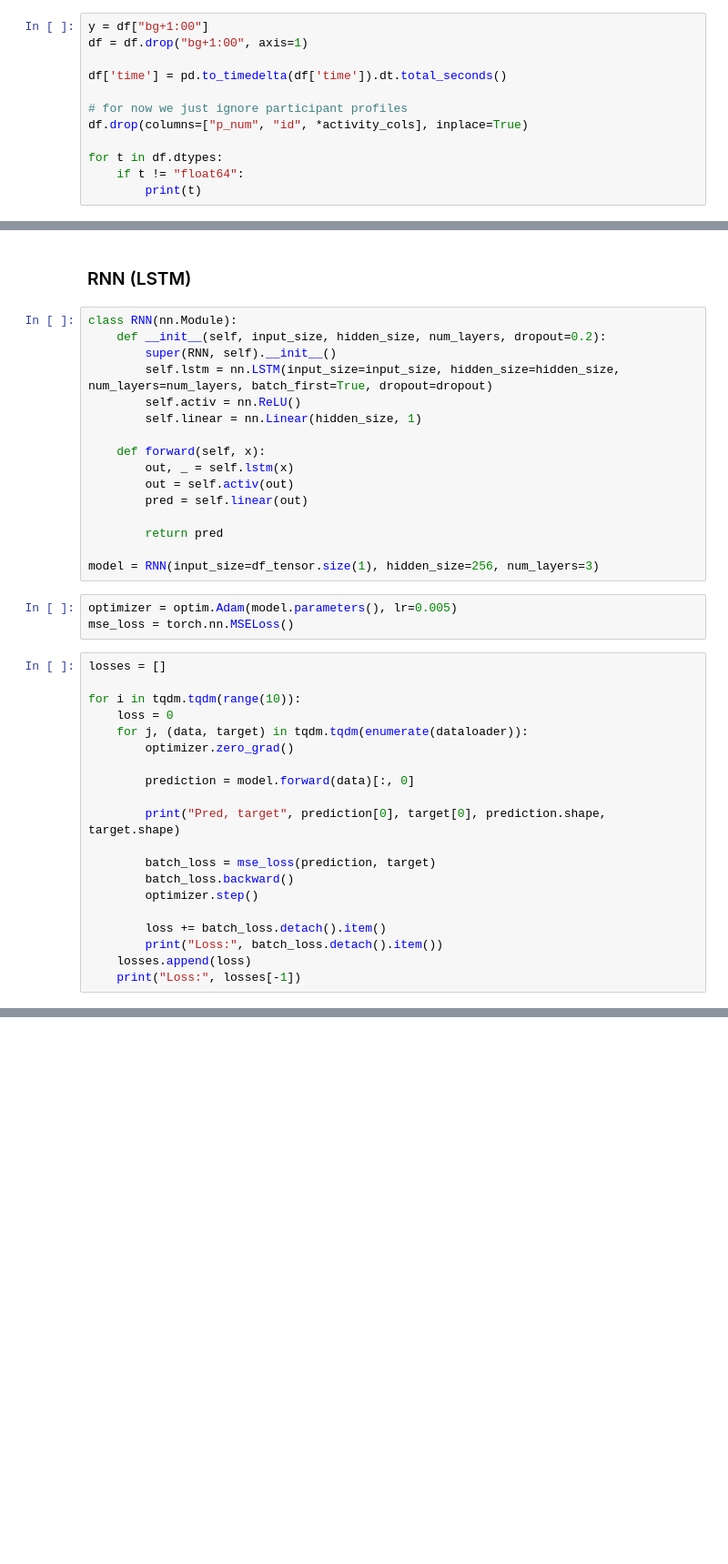
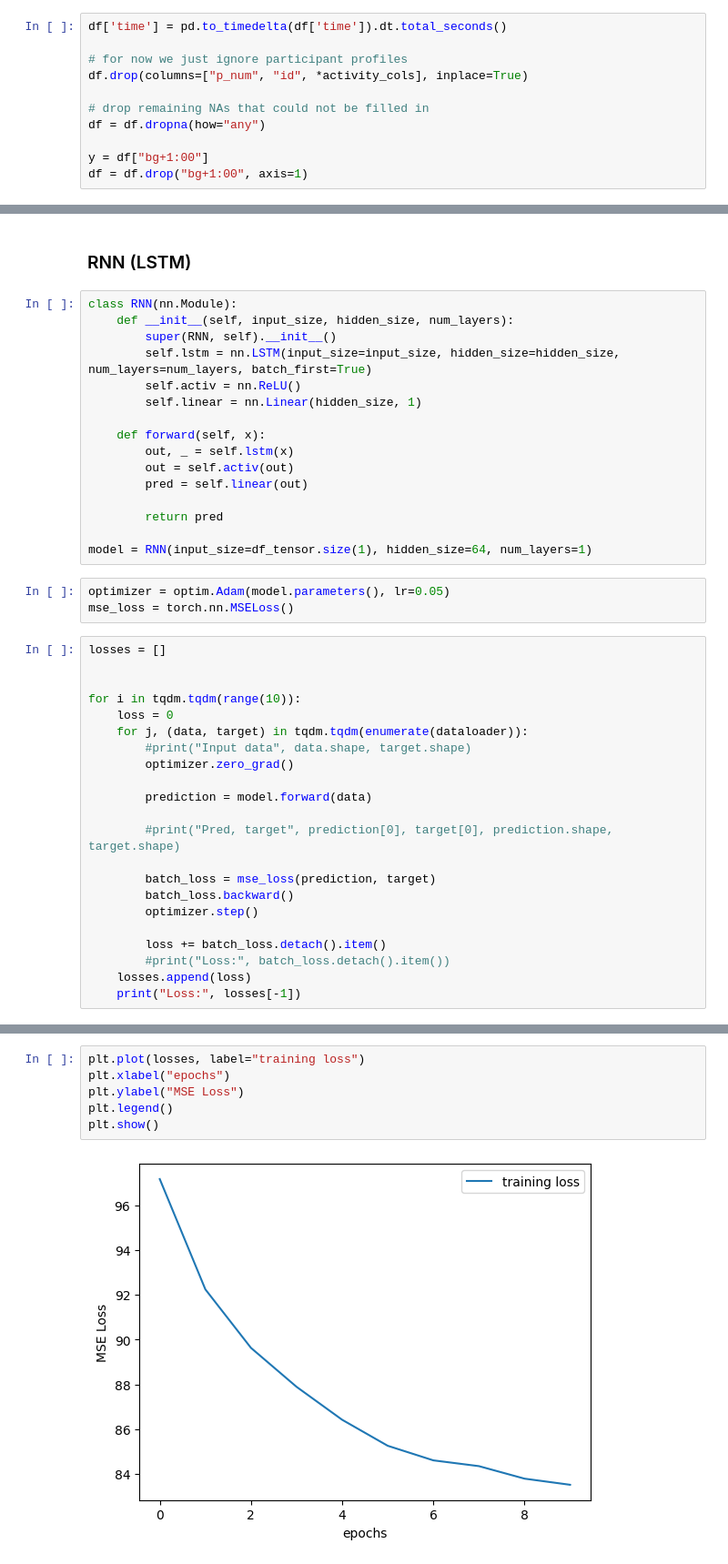
Before and after one commit to codrutalugoj/brisT1D-blood-glucose, a Jupyter notebook: init.ipynb, the cells around one changed output, grey strips where cells are left out. Shown at 91% size. Cells and saved outputs as stored; diff of their text form; blank space fills up the shorter version.

Commit message:
rnn training

```diff
--- a/init.ipynb
+++ b/init.ipynb
@@ -182,17 +182,16 @@ import numpy as np
 import matplotlib.pyplot as plt
 from sklearn.preprocessing import MinMaxScaler
 # %%
-y = df["bg+1:00"]
-df = df.drop("bg+1:00", axis=1)
-
 df['time'] = pd.to_timedelta(df['time']).dt.total_seconds()
 
 # for now we just ignore participant profiles
 df.drop(columns=["p_num", "id", *activity_cols], inplace=True)
 
-for t in df.dtypes:
-    if t != "float64":
-        print(t)
+# drop remaining NAs that could not be filled in
+df = df.dropna(how="any")
+
+y = df["bg+1:00"]
+df = df.drop("bg+1:00", axis=1)
 # %%
 print("Data shape", df.shape)
 # %% [output]
@@ -225,9 +244,9 @@ torch.Size([177024, 1])
 ### RNN (LSTM)
 # %%
 class RNN(nn.Module):
-    def __init__(self, input_size, hidden_size, num_layers, dropout=0.2):
+    def __init__(self, input_size, hidden_size, num_layers):
         super(RNN, self).__init__()
-        self.lstm = nn.LSTM(input_size=input_size, hidden_size=hidden_size, num_layers=num_layers, batch_first=True, dropout=dropout)
+        self.lstm = nn.LSTM(input_size=input_size, hidden_size=hidden_size, num_layers=num_layers, batch_first=True)
         self.activ = nn.ReLU()
         self.linear = nn.Linear(hidden_size, 1)
 
@@ -238,28 +257,30 @@ class RNN(nn.Module):
 
         return pred
 
-model = RNN(input_size=df_tensor.size(1), hidden_size=256, num_layers=3)
+model = RNN(input_size=df_tensor.size(1), hidden_size=64, num_layers=1)
 # %%
-optimizer = optim.Adam(model.parameters(), lr=0.005)
+optimizer = optim.Adam(model.parameters(), lr=0.05)
 mse_loss = torch.nn.MSELoss()
 # %%
 losses = []
+
 
 for i in tqdm.tqdm(range(10)):
     loss = 0
     for j, (data, target) in tqdm.tqdm(enumerate(dataloader)):
+        #print("Input data", data.shape, target.shape)
         optimizer.zero_grad()
 
-        prediction = model.forward(data)[:, 0]
+        prediction = model.forward(data)
 
-        print("Pred, target", prediction[0], target[0], prediction.shape, target.shape)
+        #print("Pred, target", prediction[0], target[0], prediction.shape, target.shape)
 
         batch_loss = mse_loss(prediction, target)
         batch_loss.backward()
         optimizer.step()
 
         loss += batch_loss.detach().item()
-        print("Loss:", batch_loss.detach().item())
+        #print("Loss:", batch_loss.detach().item())
     losses.append(loss)
     print("Loss:", losses[-1])
 # %% [output]
@@ -293,0 +297,8 @@ Pred, target tensor(nan, grad_fn=<SelectBackward0>) tensor([0.6418]) torch.Size(
+# %%
+plt.plot(losses, label="training loss")
+plt.xlabel("epochs")
+plt.ylabel("MSE Loss")
+plt.legend()
+plt.show()
+# %% [output]
+[figure, added]
```
Also changed, not shown: parts of 8 cells of this notebook.
